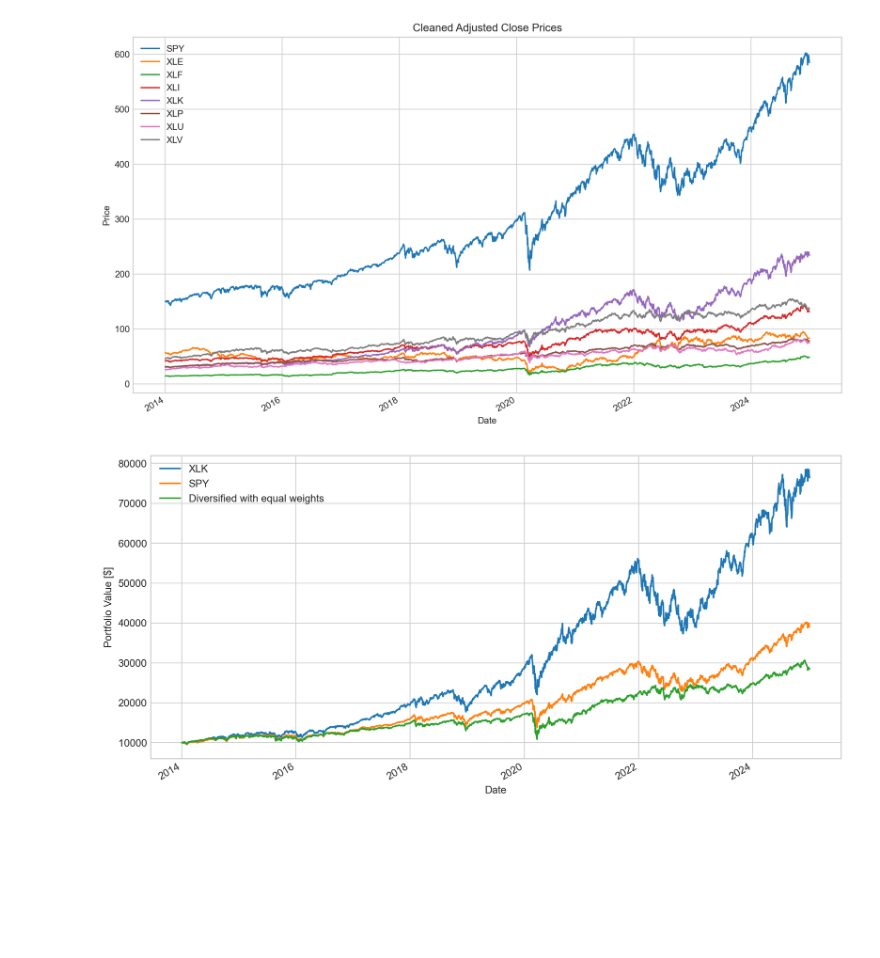
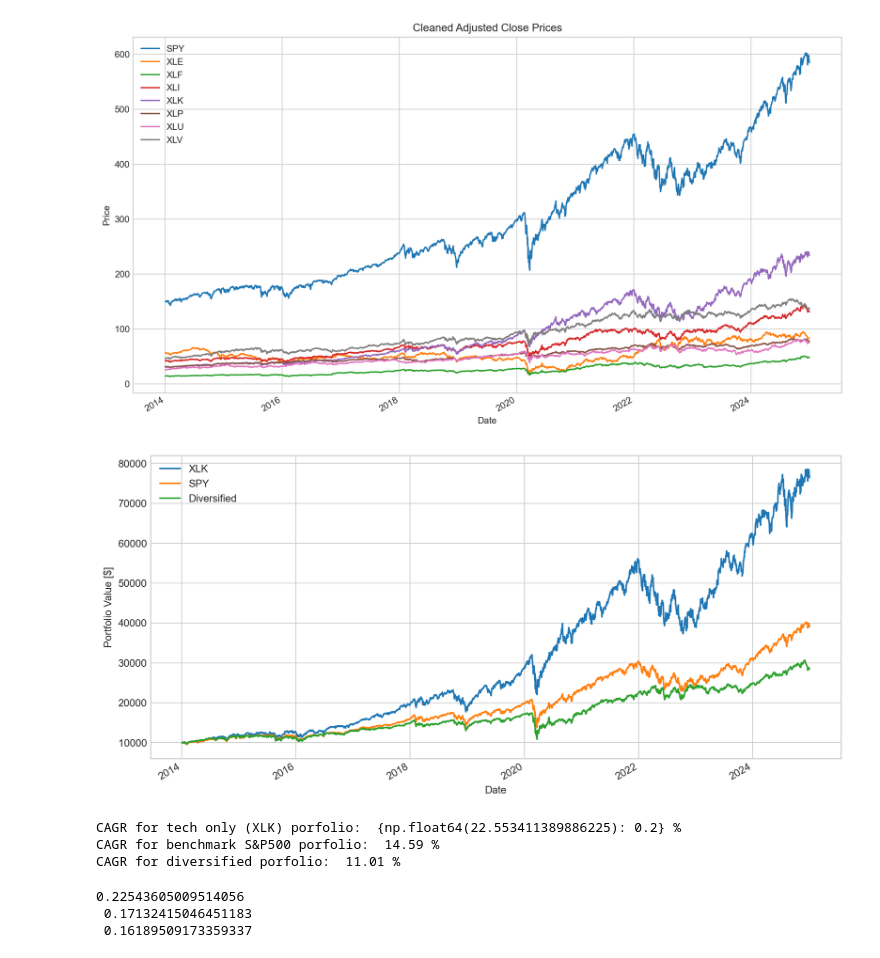
Before and after one commit to OttimoR/diversified-vs-tech-ETFs-portfolios-analysis, a Jupyter notebook: portfolio_analysis.ipynb, the cells around one changed output. Saved outputs shown, nothing was run; the diff lists cells and outputs as text; code cells hidden in the pictures; blank space fills up the shorter version.

```diff
--- a/portfolio_analysis.ipynb
+++ b/portfolio_analysis.ipynb
@@ -44,24 +45,49 @@ plt.ylabel('Price');
 # %%
 returns_df = prices_df.pct_change() #daily returns for each ETF
 returns_df.iloc[0] = 0 #without this first row of .pct_change() would be NaN resulting in issues later
 initial_capital = 10000
 
-port_tech_returns = returns_df['XLK']
-port_tech_equity = (1 + port_tech_returns).cumprod()
-port_tech_equity *= initial_capital
-port_tech_equity.plot()
+tech_returns = returns_df['XLK']
+tech_equity = (1 + tech_returns).cumprod()
+tech_equity *= initial_capital
+tech_equity.plot()
 
-port_bench_returns = returns_df['SPY']
-port_bench_equity = (1 + port_bench_returns).cumprod()
-port_bench_equity *= initial_capital
-port_bench_equity.plot()
+bench_returns = returns_df['SPY']
+bench_equity = (1 + bench_returns).cumprod()
+bench_equity *= initial_capital
+bench_equity.plot()
 
-port_div_tickers = [i for i in tickers if i != 'SPY' and i != 'XLK'] #create portfolio of remaining tickers
-target_weights = np.array([1/len(port_div_tickers)] * len(port_div_tickers))
-port_div_equity = quarterly_rebalancing(returns_df, port_div_tickers, target_weights, initial_capital)
+div_tickers = [i for i in tickers if i != 'SPY' and i != 'XLK'] #create portfolio of remaining tickers
+target_weights = np.array([1/len(div_tickers)] * len(div_tickers))
+div_equity, div_returns = quarterly_rebalancing(returns_df, div_tickers, target_weights, initial_capital)
 
-port_div_equity.plot(label = 'Diversified with equal weights')
+div_equity.plot(label = 'Diversified')
 plt.ylabel('Portfolio Value [$]')
 plt.legend();
 # %% [output]
-[figure, old version]
+[figure, new version]
+# %%
+#Compound Annual Growth Rates calculations:
+tech_cagr_pct = (tech_equity.iloc[-1]/initial_capital)**(1/10) - 1
+bench_cagr_pct = (bench_equity.iloc[-1]/initial_capital)**(1/10) - 1
+div_cagr_pct = (div_equity.iloc[-1]/initial_capital)**(1/10) - 1
+print('CAGR for tech only (XLK) porfolio: ', round(tech_cagr_pct * 100, 2), '%\nCAGR for benchmark S&P500 porfolio: ', round(bench_cagr_pct * 100, 2), '%\nCAGR for diversified porfolio: ', round(div_cagr_pct * 100, 2), '%')
+# %% [output]
+CAGR for tech only (XLK) porfolio:  {np.float64(22.553411389886225): 0.2} %
+CAGR for benchmark S&P500 porfolio:  14.59 %
+CAGR for diversified porfolio:  11.01 %
+# %%
+#returns volatility calculations:
+tech_daily_volatility = tech_returns.std()
+bench_daily_volatility = bench_returns.std()
+div_daily_volatility = div_returns.std()
+
+tech_annual_volatility = tech_daily_volatility * np.sqrt(252) #252 trading days in a year
+bench_annual_volatility = bench_daily_volatility * np.sqrt(252)
+div_annual_volatility = div_daily_volatility * np.sqrt(252)
+
+print(tech_annual_volatility, '\n', bench_annual_volatility, '\n', div_annual_volatility)
+# %% [output]
+0.22543605009514056
+ 0.17132415046451183
+ 0.16189509173359337
```
Also changed, not shown: parts of 6 cells of this notebook.
